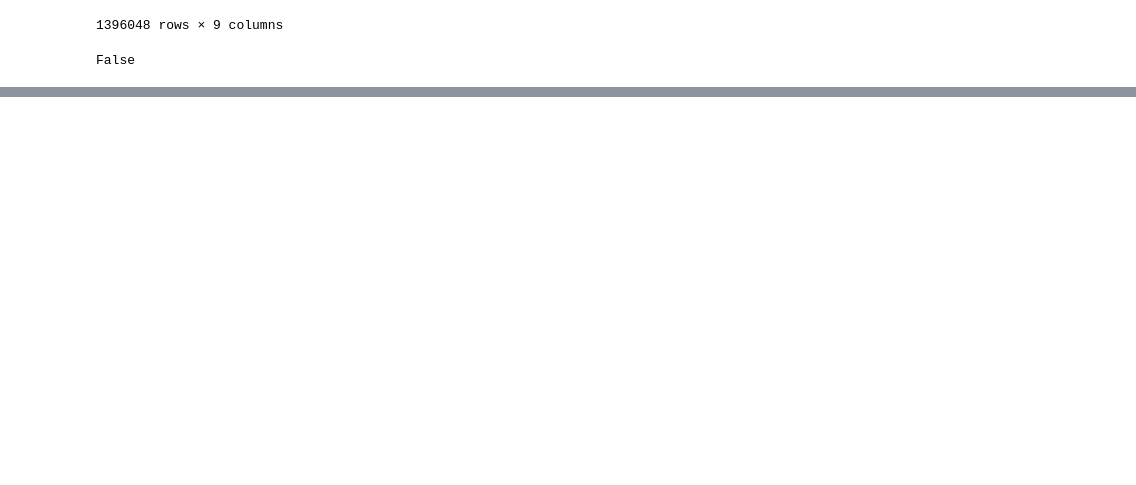
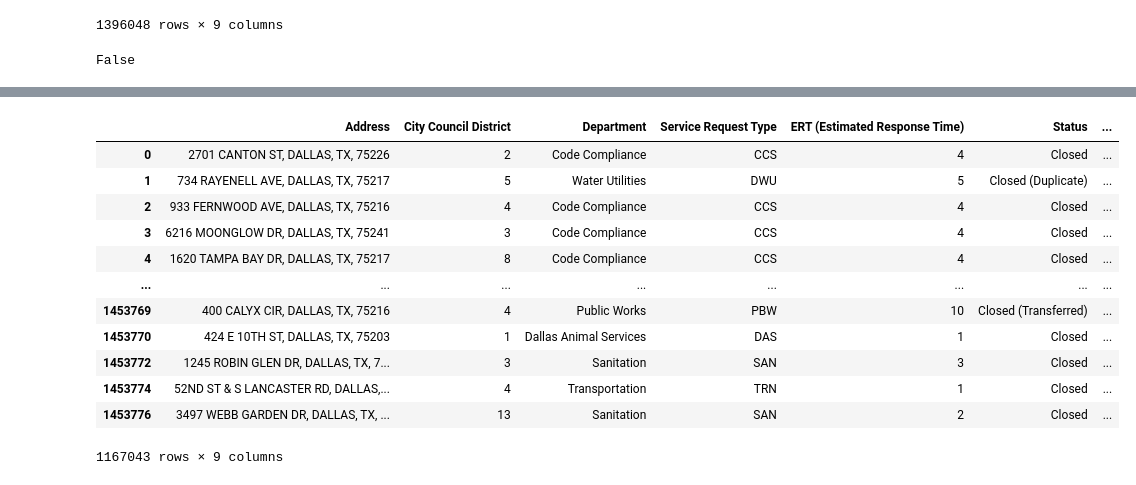
Before and after one commit to PranavShidlaghatta/Urban_Echo, a Jupyter notebook: cleaning.ipynb, the cells around one changed output, grey strips where cells are left out. Drawn from its saved outputs; the diff is of its cells as text; code cells hidden in the pictures; blank space fills up the shorter version.

```diff
--- a/cleaning.ipynb
+++ b/cleaning.ipynb
@@ -122,16 +118,3 @@ any_nan = df311.isna().any().any()
 print(any_nan)
 # %% [output]
 False
-# %%
-df311 = df311[df311["City Council District"].str.contains(",") == False]
-df311['City Council District'] = df311['City Council District'].astype('int64')
-df311['Address'] = df311['Address'].astype('string')
-df311['Department'] = df311['Department'].astype('category')
-df311['Service Request Type'] = df311['Service Request Type'].astype('category')
-df311['ERT (Estimated Response Time)'] = df311['ERT (Estimated Response Time)'].astype('category')
-df311['Status'] = df311['Status'].astype('category')
-df311['Priority'] = df311['Priority'].astype('category')
-df311['Unique Key'] = df311['Priority'].astype('string')
-df311['Lat_Long Location'] = df311['Lat_Long Location'].astype('string')
-
-print(df311.dtypes)
@@ -148,0 +121,4 @@ dtype: object
+# %%
+# change the service request type col based on the code in the form "ABC"
+df311['Service Request Type'] = df311['Service Request Type'].str[-3:].str.strip()
+df311.head()
@@ -148,0 +132,20 @@ dtype: object
+# %%
+#drop all rows containing "Calendar Days"
+df311 = df311.drop(df311[df311['ERT (Estimated Response Time)'].str.contains('Calendar Days')].index)
+df311['ERT (Estimated Response Time)'] = df311['ERT (Estimated Response Time)'].str.replace(' Business Days','')
+df311['ERT (Estimated Response Time)'] = df311['ERT (Estimated Response Time)'].str.strip()
+df311
+# %% [output]
+|  | Address | City Council District | Department | Service Request Type | ERT (Estimated Response Time) | Status | ... |
+| 0 | 2701 CANTON ST, DALLAS, TX, 75226 | 2 | Code Compliance | CCS | 4 | Closed | ... |
+| 1 | 734 RAYENELL AVE, DALLAS, TX, 75217 | 5 | Water Utilities | DWU | 5 | Closed (Duplicate) | ... |
+| 2 | 933 FERNWOOD AVE, DALLAS, TX, 75216 | 4 | Code Compliance | CCS | 4 | Closed | ... |
+| 3 | 6216 MOONGLOW DR, DALLAS, TX, 75241 | 3 | Code Compliance | CCS | 4 | Closed | ... |
+| 4 | 1620 TAMPA BAY DR, DALLAS, TX, 75217 | 8 | Code Compliance | CCS | 4 | Closed | ... |
+| ... | ... | ... | ... | ... | ... | ... | ... |
+| 1453769 | 400 CALYX CIR, DALLAS, TX, 75216 | 4 | Public Works | PBW | 10 | Closed (Transferred) | ... |
+| 1453770 | 424 E 10TH ST, DALLAS, TX, 75203 | 1 | Dallas Animal Services | DAS | 1 | Closed | ... |
+| 1453772 | 1245 ROBIN GLEN DR, DALLAS, TX, 7... | 3 | Sanitation | SAN | 3 | Closed | ... |
+| 1453774 | 52ND ST & S LANCASTER RD, DALLAS,... | 4 | Transportation | TRN | 1 | Closed | ... |
+| 1453776 | 3497 WEBB GARDEN DR, DALLAS, TX, ... | 13 | Sanitation | SAN | 2 | Closed | ... |
+1167043 rows × 9 columns
```
Also changed, not shown: parts of 6 cells of this notebook.
